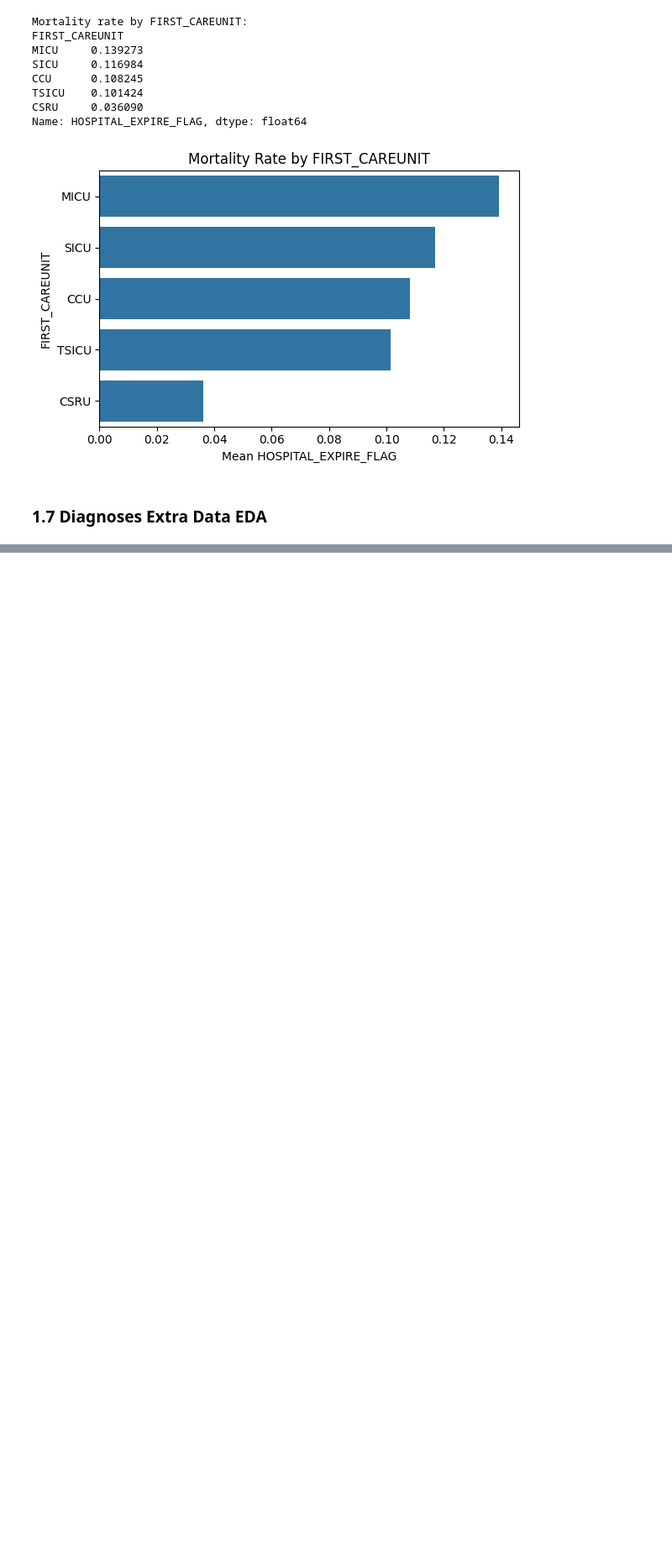
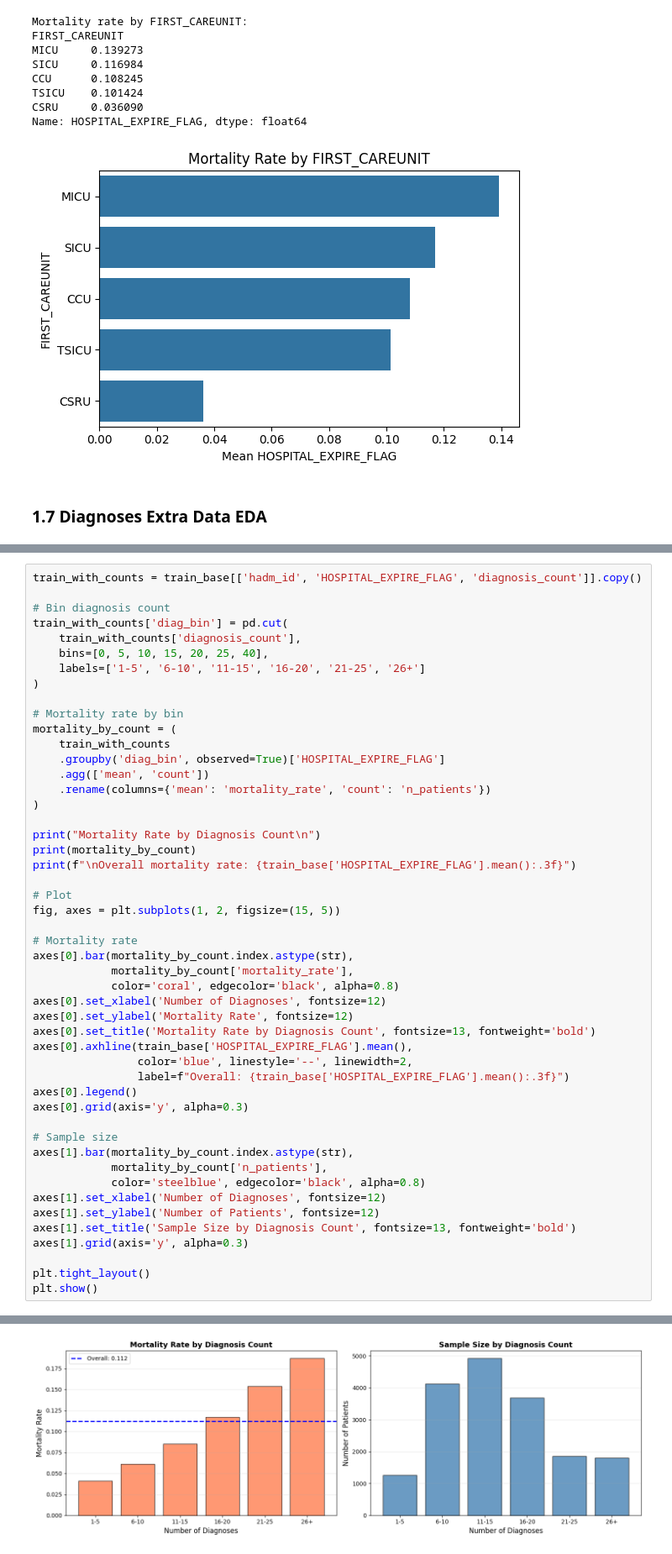
Before and after one commit to majoargote/ml_final_project, a Jupyter notebook: Argote_Mariajose_CML_2025.ipynb, the cells around one changed output, grey strips where cells are left out. Shown at 84% size. Drawn from its saved outputs; the diff is of its cells as text; blank space fills up the shorter version.

```diff
--- a/Argote_Mariajose_CML_2025.ipynb
+++ b/Argote_Mariajose_CML_2025.ipynb
@@ -823,0 +1015,50 @@ plt.show()
+# %%
+train_with_counts = train_base[['hadm_id', 'HOSPITAL_EXPIRE_FLAG', 'diagnosis_count']].copy()
+
+# Bin diagnosis count
+train_with_counts['diag_bin'] = pd.cut(
+    train_with_counts['diagnosis_count'],
+    bins=[0, 5, 10, 15, 20, 25, 40],
+    labels=['1-5', '6-10', '11-15', '16-20', '21-25', '26+']
+)
+
+# Mortality rate by bin
+mortality_by_count = (
+    train_with_counts
+    .groupby('diag_bin', observed=True)['HOSPITAL_EXPIRE_FLAG']
+    .agg(['mean', 'count'])
+    .rename(columns={'mean': 'mortality_rate', 'count': 'n_patients'})
+)
+
+print("Mortality Rate by Diagnosis Count\n")
+print(mortality_by_count)
+print(f"\nOverall mortality rate: {train_base['HOSPITAL_EXPIRE_FLAG'].mean():.3f}")
+
+# Plot
+fig, axes = plt.subplots(1, 2, figsize=(15, 5))
+
+# Mortality rate
+axes[0].bar(mortality_by_count.index.astype(str),
+            mortality_by_count['mortality_rate'],
+            color='coral', edgecolor='black', alpha=0.8)
+axes[0].set_xlabel('Number of Diagnoses', fontsize=12)
+axes[0].set_ylabel('Mortality Rate', fontsize=12)
+axes[0].set_title('Mortality Rate by Diagnosis Count', fontsize=13, fontweight='bold')
+axes[0].axhline(train_base['HOSPITAL_EXPIRE_FLAG'].mean(),
+                color='blue', linestyle='--', linewidth=2,
+                label=f"Overall: {train_base['HOSPITAL_EXPIRE_FLAG'].mean():.3f}")
+axes[0].legend()
+axes[0].grid(axis='y', alpha=0.3)
+
+# Sample size
+axes[1].bar(mortality_by_count.index.astype(str),
+            mortality_by_count['n_patients'],
+            color='steelblue', edgecolor='black', alpha=0.8)
+axes[1].set_xlabel('Number of Diagnoses', fontsize=12)
+axes[1].set_ylabel('Number of Patients', fontsize=12)
+axes[1].set_title('Sample Size by Diagnosis Count', fontsize=13, fontweight='bold')
+axes[1].grid(axis='y', alpha=0.3)
+
+plt.tight_layout()
+plt.show()
+# %% [output]
@@ -823,0 +1077 @@ plt.show()
+[figure, added]
```
Also changed, not shown: parts of 30 cells of this notebook.
